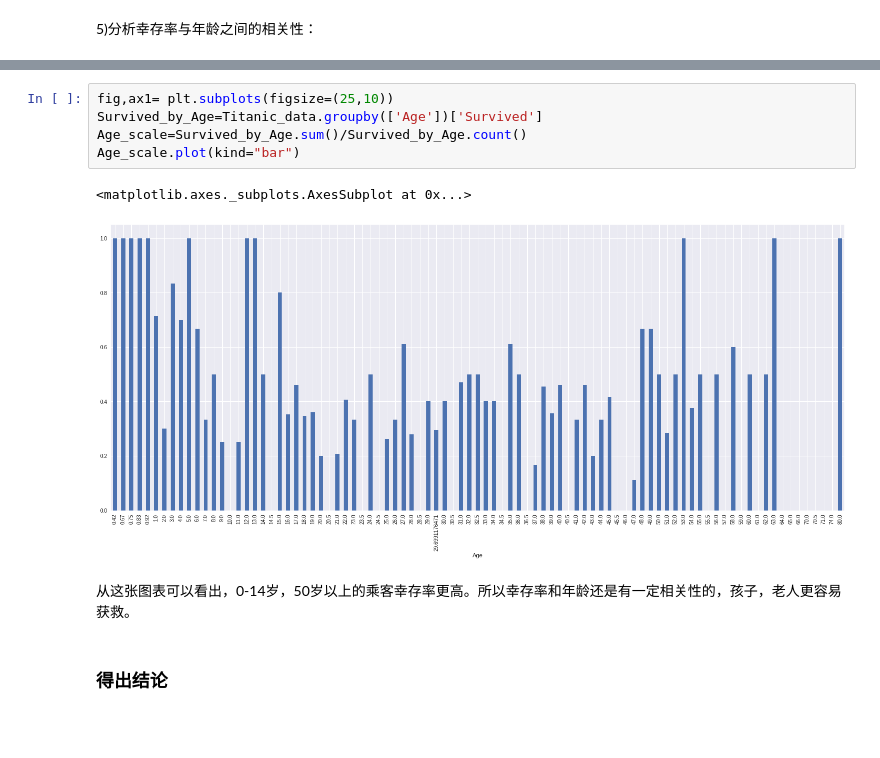
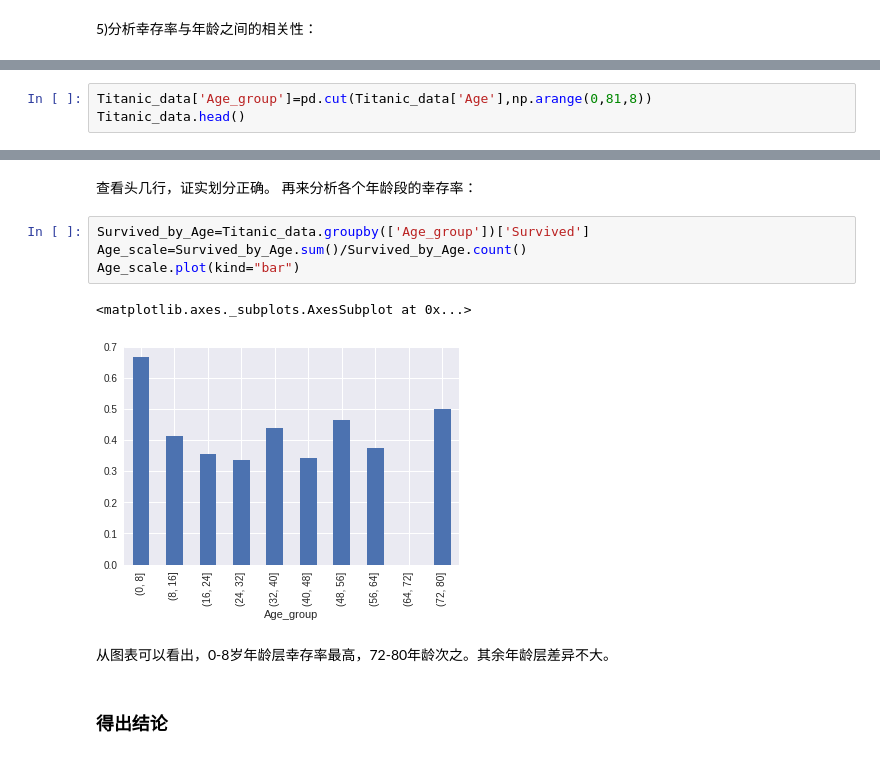
Before and after one commit to milhaven1733/Titanic_Data_Analyst, a Jupyter notebook: Titanic_Data_Analyst.ipynb, the cells around one changed output, grey strips where cells are left out. Drawn from its saved outputs; the diff is of its cells as text; blank space fills up the shorter version.

```diff
--- a/Titanic_Data_Analyst.ipynb
+++ b/Titanic_Data_Analyst.ipynb
@@ -332,0 +336,3 @@ Survived_age.plot(kind="bar")
+# %%
+Titanic_data['Age_group']=pd.cut(Titanic_data['Age'],np.arange(0,81,8))
+Titanic_data.head()
@@ -333,13 +346,15 @@ Survived_age.plot(kind="bar")
+# %% [markdown]
+查看头几行，证实划分正确。
+再来分析各个年龄段的幸存率：
 # %%
-fig,ax1= plt.subplots(figsize=(25,10))
-Survived_by_Age=Titanic_data.groupby(['Age'])['Survived']
+Survived_by_Age=Titanic_data.groupby(['Age_group'])['Survived']
 Age_scale=Survived_by_Age.sum()/Survived_by_Age.count()
 Age_scale.plot(kind="bar")
 # %% [output]
 <matplotlib.axes._subplots.AxesSubplot at 0x...>
-[figure, old version]
+[figure, new version]
-# %% [markdown]
-从这张图表可以看出，0-14岁，50岁以上的乘客幸存率更高。所以幸存率和年龄还是有一定相关性的，孩子，老人更容易获救。
+# %% [markdown]
+从图表可以看出，0-8岁年龄层幸存率最高，72-80年龄次之。其余年龄层差异不大。
 # %% [markdown]
 ### 得出结论
 # %% [markdown]
```
Also changed, not shown: parts of 21 cells of this notebook, 1 other file.
